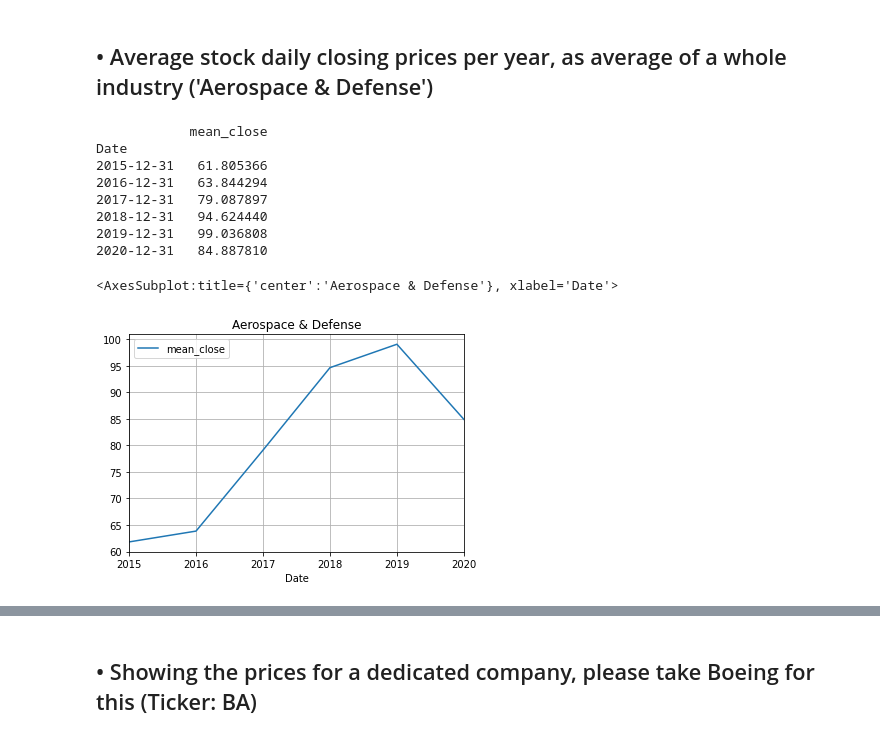
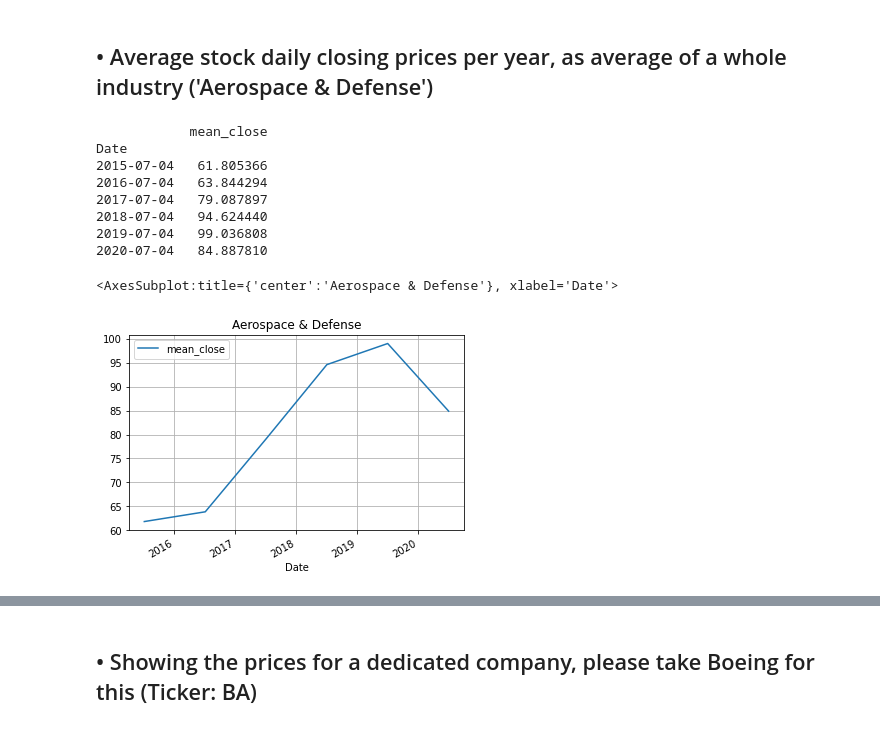
Before and after one commit to Phamster/ShareAnalysis, a Jupyter notebook: src/share_analysis.ipynb, the cells around one changed output, grey strips where cells are left out. Saved outputs shown, nothing was run; the diff lists cells and outputs as text; code cells hidden in the pictures.

```diff
--- a/src/share_analysis.ipynb
+++ b/src/share_analysis.ipynb
@@ -11,13 +11,16 @@ sf.set_api_key('MK6G4JQw6QnhL8Vf6292q81zGQSd0iPg')
 
 # Set the local directory where data-files are stored.
 # The directory will be created if it does not already exist.
-sf.set_data_dir('../simfin_data/')
+data_dir = '../simfin_data/'
+sf.set_data_dir(data_dir)
 
 # Download the data from the SimFin server and load into a Pandas DataFrame.
 df_shares = sf.load_shareprices(variant='daily', market='us')
 df_industries = sf.load_industries()
 df_companies = sf.load_companies(market='us')
-
+# df_shares = pd.read_csv(("{}/{}".format(data_dir, 'us-shareprices-daily.csv')), delimiter=';',index_col=['Ticker', 'Date'])
+# df_industries = pd.read_csv(("{}/{}".format(data_dir, 'industries.csv')), delimiter=';')
+# df_companies = pd.read_csv(("{}/{}".format(data_dir, 'us-companies.csv')), delimiter=';')
 # Print the first rows of the data.
 print(df_shares.head())
 print(df_industries.head())
@@ -98,17 +101,19 @@ for ticker in Tickers:
 # %%
 # df_shares.groupby([pd.Grouper(freq="Y",level='Date'),]).agg(mean_close=pd.NamedAgg(column='Close', aggfunc='mean'))
 mean_closing_by_year_aero = df_merged[df_merged['Industry'] == 'Aerospace & Defense'].groupby([pd.Grouper(freq="Y",level='Date'),]).agg(
                             mean_close=pd.NamedAgg(column='Close', aggfunc='mean'))
+# move mean values to middle of the year for plot
+mean_closing_by_year_aero.index = mean_closing_by_year_aero.index - pd.Timedelta(180, unit='d')
 print(mean_closing_by_year_aero)
 mean_closing_by_year_aero[['mean_close']].plot(title='Aerospace & Defense', grid=True)
 # %% [output]
             mean_close
 Date
-2015-12-31   61.805366
-2016-12-31   63.844294
-2017-12-31   79.087897
-2018-12-31   94.624440
-2019-12-31   99.036808
-2020-12-31   84.887810
+2015-07-04   61.805366
+2016-07-04   63.844294
+2017-07-04   79.087897
+2018-07-04   94.624440
+2019-07-04   99.036808
+2020-07-04   84.887810
 <AxesSubplot:title={'center':'Aerospace & Defense'}, xlabel='Date'>
-[figure, old version]
+[figure, new version]
```
Also changed, not shown: parts of 8 cells of this notebook, 1 other file.
